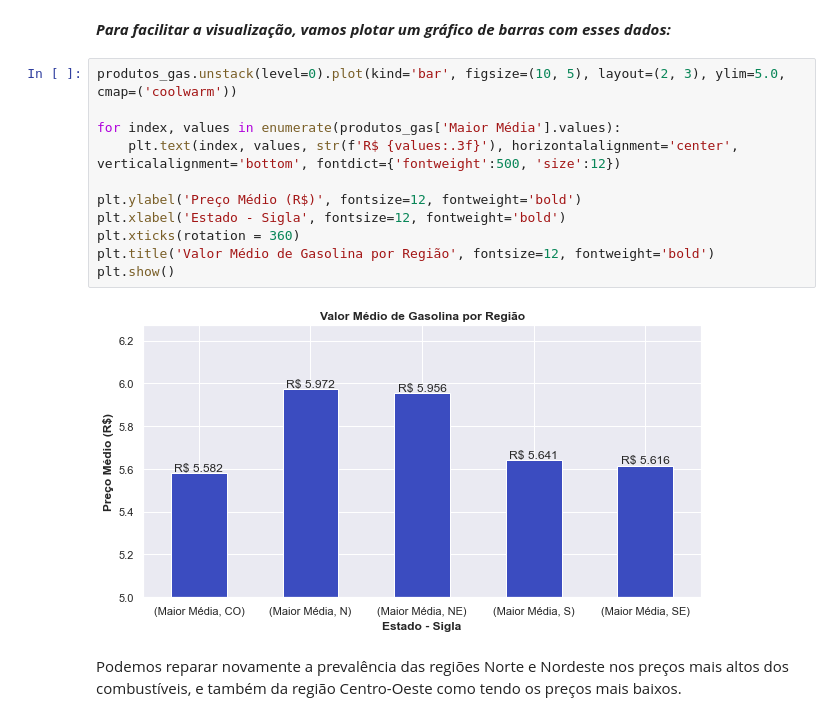
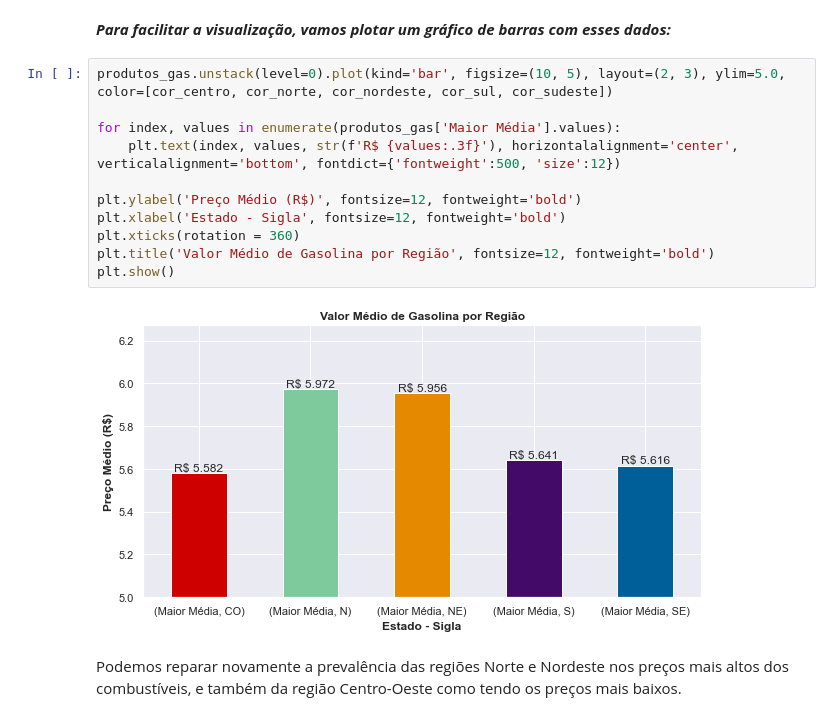
Before and after one commit to pedrorcm/Analise-Combustiveis-M4, a Jupyter notebook: main.ipynb, the cells around one changed output. Saved outputs shown, nothing was run; the diff lists cells and outputs as text.

```diff
--- a/main.ipynb
+++ b/main.ipynb
@@ -1019,18 +1046,18 @@ MAIOR MÉDIA DE PREÇOS DA GASOLINA POR REGIÃO:
 # %% [markdown]
 **_Para facilitar a visualização, vamos plotar um gráfico de barras com esses dados:_**
 # %%
-produtos_gas.unstack(level=0).plot(kind='bar', figsize=(10, 5), layout=(2, 3), ylim=5.0, cmap=('coolwarm'))
+produtos_gas.unstack(level=0).plot(kind='bar', figsize=(10, 5), layout=(2, 3), ylim=5.0, color=[cor_centro, cor_norte, cor_nordeste, cor_sul, cor_sudeste])
 
 for index, values in enumerate(produtos_gas['Maior Média'].values):
     plt.text(index, values, str(f'R$ {values:.3f}'), horizontalalignment='center', verticalalignment='bottom', fontdict={'fontweight':500, 'size':12})
 
 plt.ylabel('Preço Médio (R$)', fontsize=12, fontweight='bold')
 plt.xlabel('Estado - Sigla', fontsize=12, fontweight='bold')
 plt.xticks(rotation = 360)
 plt.title('Valor Médio de Gasolina por Região', fontsize=12, fontweight='bold')
 plt.show()
 # %% [output]
-[figure, old version]
+[figure, new version]
 # %% [markdown]
 Podemos reparar novamente a prevalência das regiões Norte e Nordeste nos preços mais altos dos combustíveis, e também da região Centro-Oeste como tendo os preços mais baixos.
 # %% [markdown]
```
Also changed, not shown: parts of 17 cells of this notebook.
